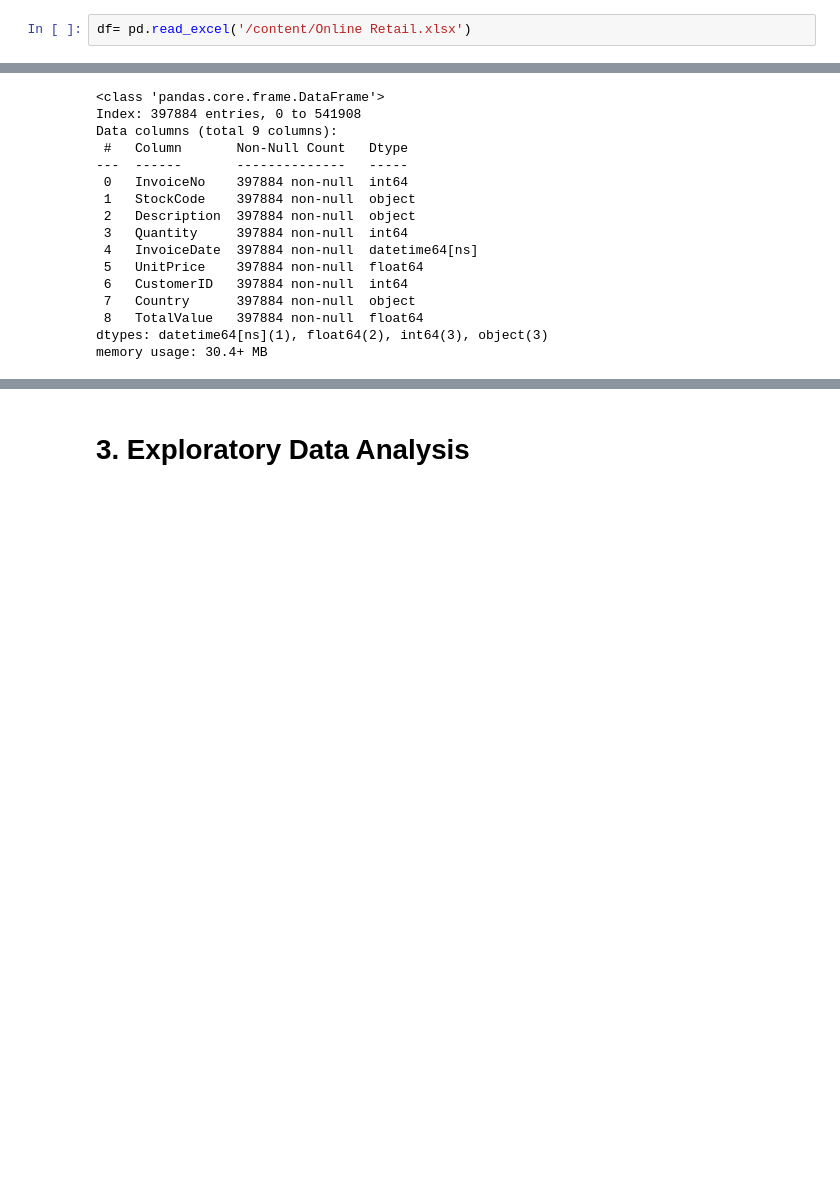
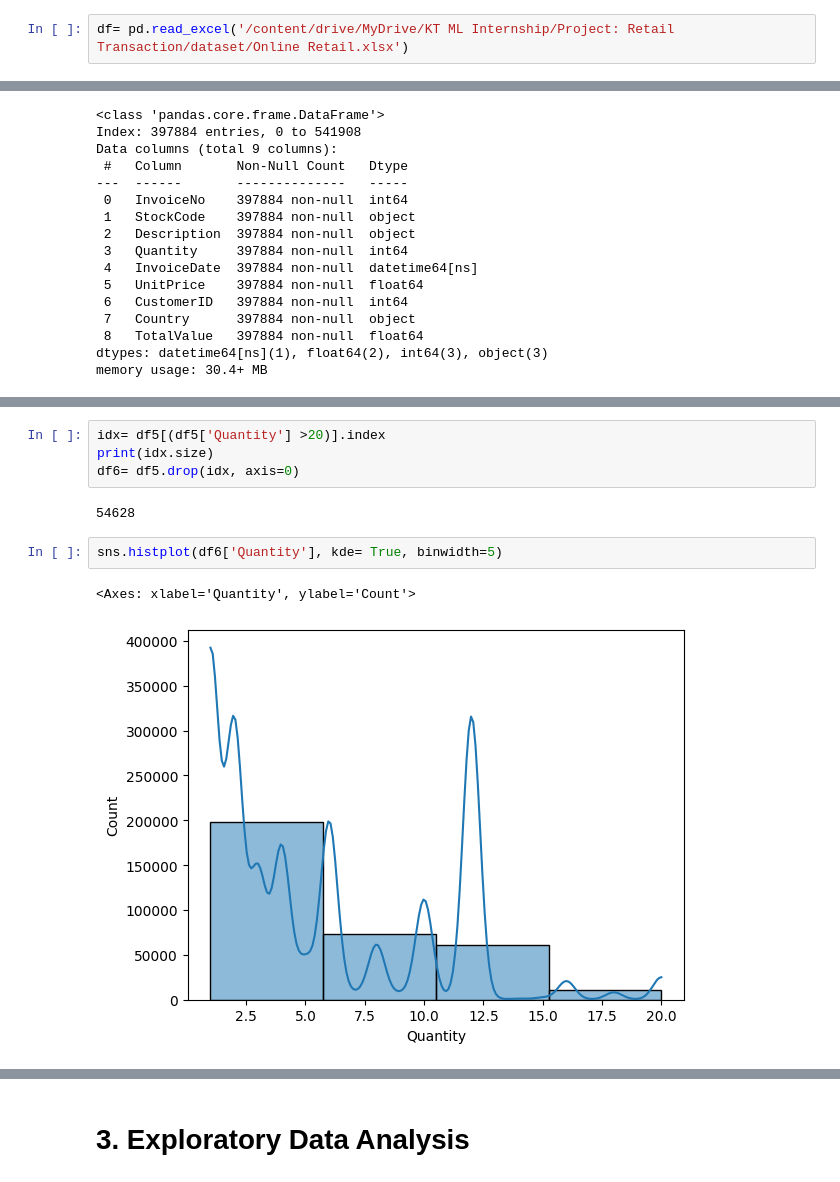
Before and after one commit to Jashan-jj/RFM-model-based-customer-segmentation, a Jupyter notebook: notebook/Customer_segmentation.ipynb, the cells around one changed output, grey strips where cells are left out. Cells and saved outputs as stored; diff of their text form; blank space fills up the shorter version.

```diff
--- a/notebook/Customer_segmentation.ipynb
+++ b/notebook/Customer_segmentation.ipynb
@@ -4,7 +4,7 @@ import pandas as pd
 import matplotlib.pyplot as plt
 import seaborn as sns
 # %%
-df= pd.read_excel('/content/Online Retail.xlsx')
+df= pd.read_excel('/content/drive/MyDrive/KT ML Internship/Project: Retail Transaction/dataset/Online Retail.xlsx')
 # %% [markdown]
 # 1. Data Understanding
 # %%
@@ -317,0 +338,11 @@ memory usage: 30.4+ MB
+# %%
+idx= df5[(df5['Quantity'] >20)].index
+print(idx.size)
+df6= df5.drop(idx, axis=0)
+# %% [output]
+54628
+# %%
+sns.histplot(df6['Quantity'], kde= True, binwidth=5)
+# %% [output]
+<Axes: xlabel='Quantity', ylabel='Count'>
+[figure, added]
```
Also changed, not shown: parts of 9 cells of this notebook.
